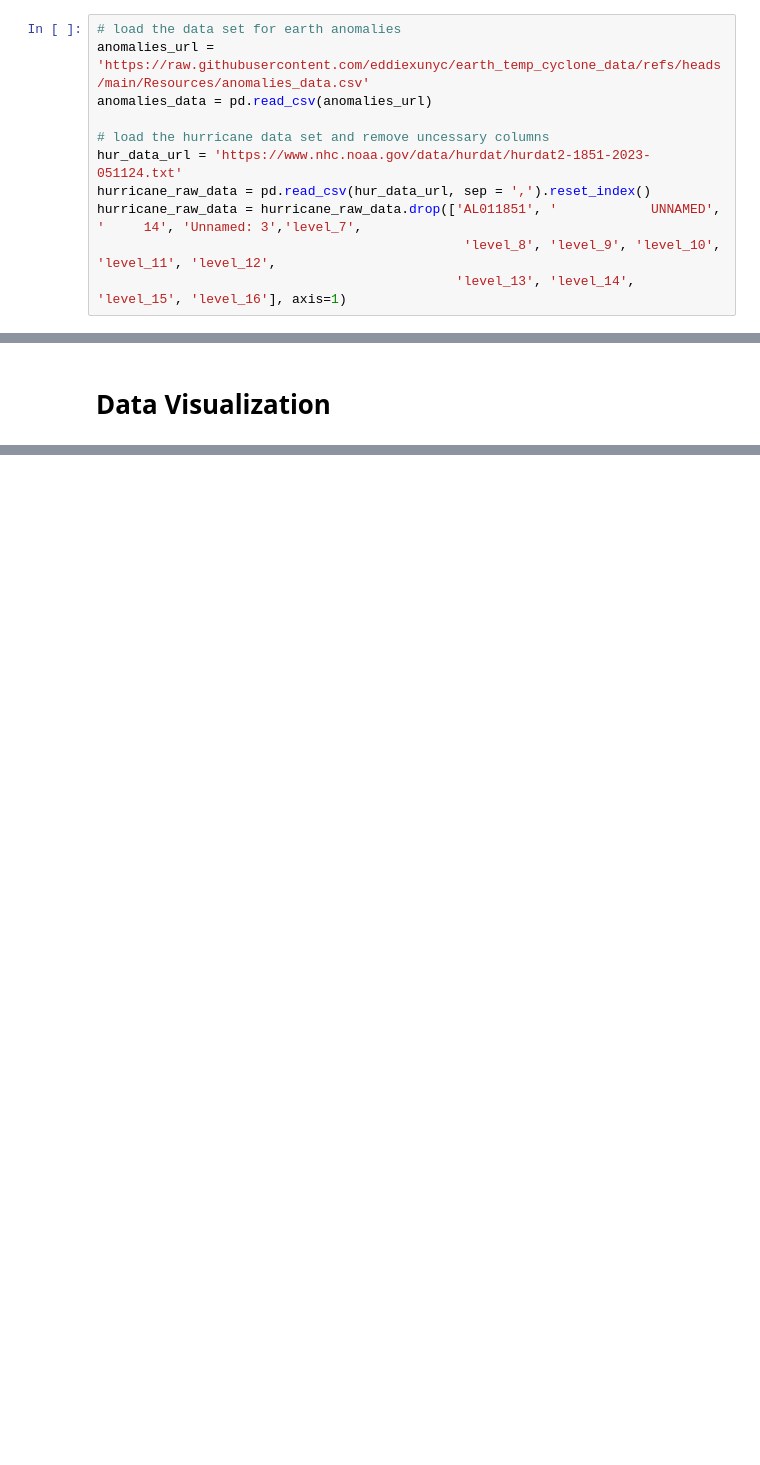
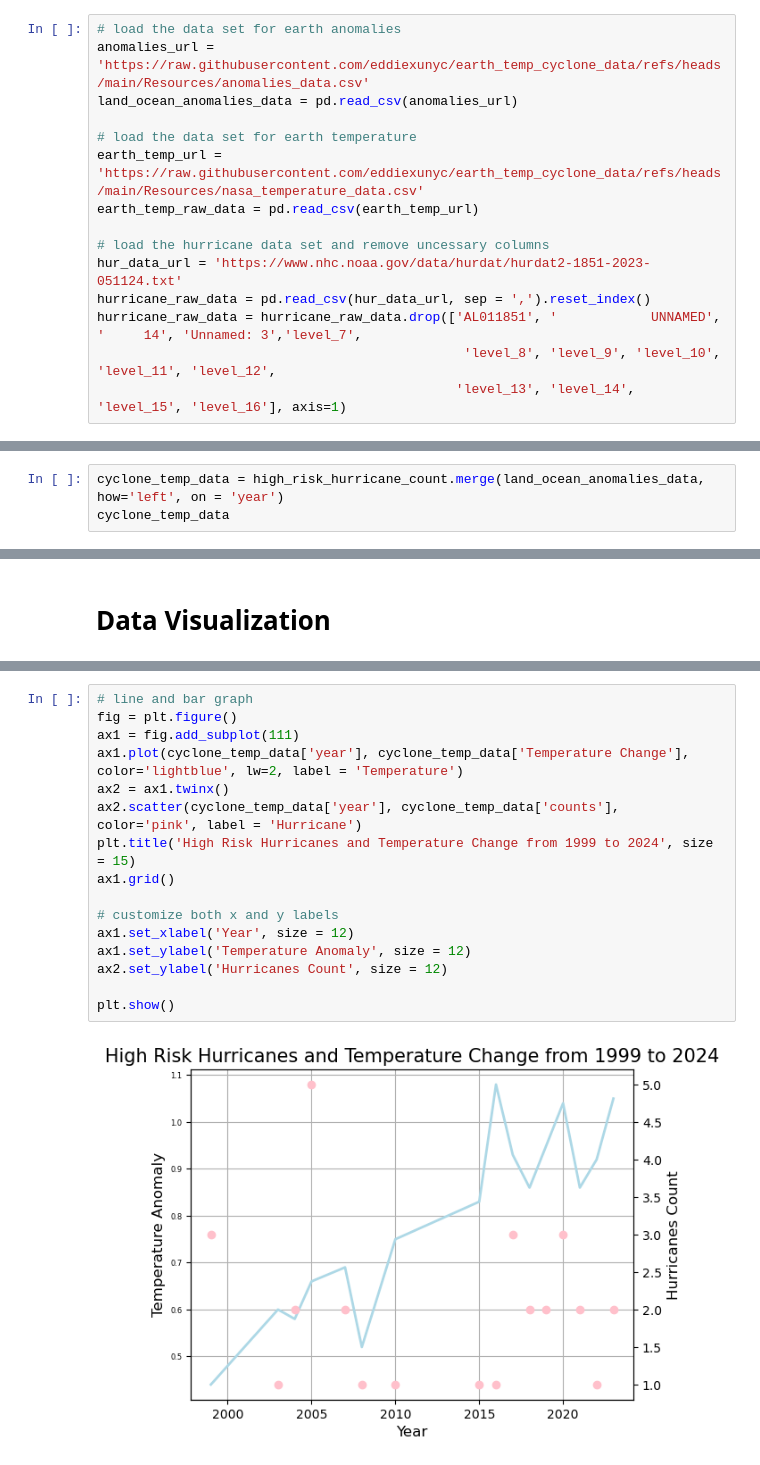
Before and after one commit to eddiexunyc/earth_temp_cyclone_data, a Jupyter notebook: DATA608_Assignment_5_Eddie_Xu.ipynb, the cells around one changed output, grey strips where cells are left out. Saved outputs shown, nothing was run; the diff lists cells and outputs as text; blank space fills up the shorter version.

Commit message:
added ocean and land anomalies'

```diff
--- a/DATA608_Assignment_5_Eddie_Xu.ipynb
+++ b/DATA608_Assignment_5_Eddie_Xu.ipynb
@@ -16,7 +16,11 @@ import seaborn as sns
 # %%
 # load the data set for earth anomalies
 anomalies_url = 'https://raw.githubusercontent.com/eddiexunyc/earth_temp_cyclone_data/refs/heads/main/Resources/anomalies_data.csv'
-anomalies_data = pd.read_csv(anomalies_url)
+land_ocean_anomalies_data = pd.read_csv(anomalies_url)
+
+# load the data set for earth temperature
+earth_temp_url = 'https://raw.githubusercontent.com/eddiexunyc/earth_temp_cyclone_data/refs/heads/main/Resources/nasa_temperature_data.csv'
+earth_temp_raw_data = pd.read_csv(earth_temp_url)
 
 # load the hurricane data set and remove uncessary columns
 hur_data_url = 'https://www.nhc.noaa.gov/data/hurdat/hurdat2-1851-2023-051124.txt'
@@ -92,0 +94,3 @@ cyclone_year_data
+# %%
+cyclone_temp_data = high_risk_hurricane_count.merge(land_ocean_anomalies_data, how='left', on = 'year')
+cyclone_temp_data
@@ -98,0 +117,18 @@ ax1 =
+# %%
+# line and bar graph
+fig = plt.figure()
+ax1 = fig.add_subplot(111)
+ax1.plot(cyclone_temp_data['year'], cyclone_temp_data['Temperature Change'], color='lightblue', lw=2, label = 'Temperature')
+ax2 = ax1.twinx()
+ax2.scatter(cyclone_temp_data['year'], cyclone_temp_data['counts'], color='pink', label = 'Hurricane')
+plt.title('High Risk Hurricanes and Temperature Change from 1999 to 2024', size = 15)
+ax1.grid()
+
+# customize both x and y labels
+ax1.set_xlabel('Year', size = 12)
+ax1.set_ylabel('Temperature Anomaly', size = 12)
+ax2.set_ylabel('Hurricanes Count', size = 12)
+
+plt.show()
+# %% [output]
+[figure, added]
```
Also changed, not shown: parts of 4 cells of this notebook, 4 other files.
